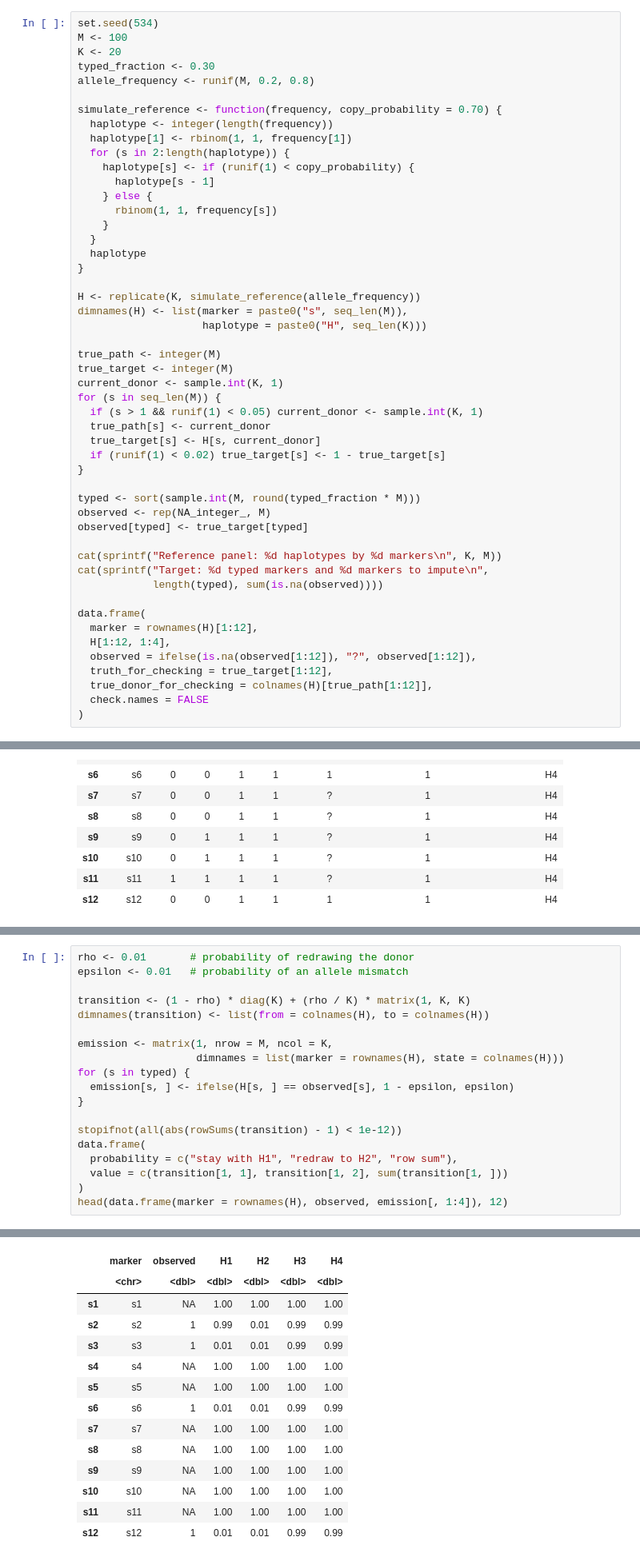
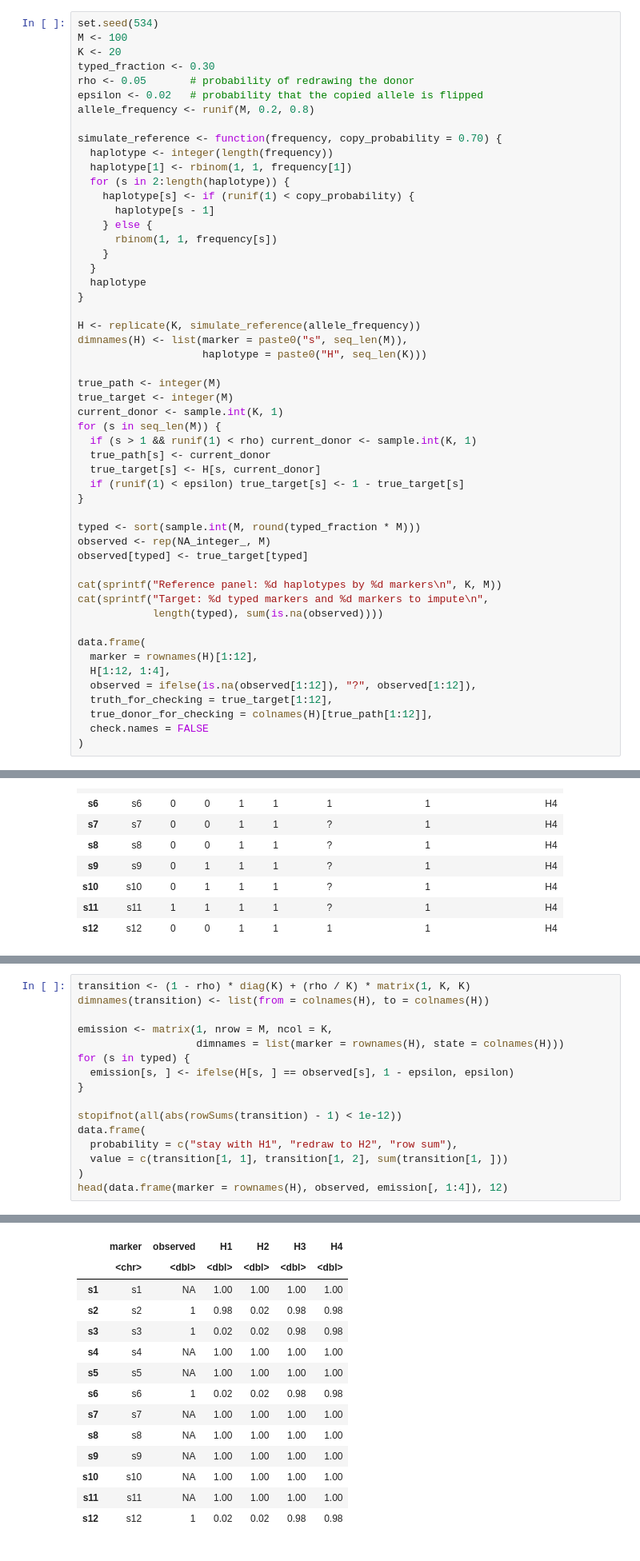
Before and after one commit to StatFunGen/P8149_2026_vignettes, a Jupyter notebook: P8149_Lecture_2_Li_Stephens_HMM.ipynb, the cells around one changed output, grey strips where cells are left out. Shown at 80% size. Cells and saved outputs as stored; diff of their text form.

```diff
--- a/P8149_Lecture_2_Li_Stephens_HMM.ipynb
+++ b/P8149_Lecture_2_Li_Stephens_HMM.ipynb
@@ -26,6 +28,8 @@ set.seed(534)
 M <- 100
 K <- 20
 typed_fraction <- 0.30
+rho <- 0.05       # probability of redrawing the donor
+epsilon <- 0.02   # probability that the copied allele is flipped
 allele_frequency <- runif(M, 0.2, 0.8)
 
 simulate_reference <- function(frequency, copy_probability = 0.70) {
@@ -49,10 +53,10 @@ true_path <- integer(M)
 true_target <- integer(M)
 current_donor <- sample.int(K, 1)
 for (s in seq_len(M)) {
-  if (s > 1 && runif(1) < 0.05) current_donor <- sample.int(K, 1)
+  if (s > 1 && runif(1) < rho) current_donor <- sample.int(K, 1)
   true_path[s] <- current_donor
   true_target[s] <- H[s, current_donor]
-  if (runif(1) < 0.02) true_target[s] <- 1 - true_target[s]
+  if (runif(1) < epsilon) true_target[s] <- 1 - true_target[s]
 }
 
 typed <- sort(sample.int(M, round(typed_fraction * M)))
@@ -118,7 +132,4 @@ At an untyped marker there is no emission evidence, so every state receives emis
 # %%
-rho <- 0.01       # probability of redrawing the donor
-epsilon <- 0.01   # probability of an allele mismatch
-
 transition <- (1 - rho) * diag(K) + (rho / K) * matrix(1, K, K)
 dimnames(transition) <- list(from = colnames(H), to = colnames(H))
 
@@ -143,19 +154,19 @@ A data.frame: 3 × 2
 | row sum | 1.0000 |
 A data.frame: 12 × 6
 |  | marker | observed | H1 | H2 | H3 | H4 |
 |  | <chr> | <dbl> | <dbl> | <dbl> | <dbl> | <dbl> |
 | s1 | s1 | NA | 1.00 | 1.00 | 1.00 | 1.00 |
-| s2 | s2 | 1 | 0.99 | 0.01 | 0.99 | 0.99 |
-| s3 | s3 | 1 | 0.01 | 0.01 | 0.99 | 0.99 |
+| s2 | s2 | 1 | 0.98 | 0.02 | 0.98 | 0.98 |
+| s3 | s3 | 1 | 0.02 | 0.02 | 0.98 | 0.98 |
 | s4 | s4 | NA | 1.00 | 1.00 | 1.00 | 1.00 |
 | s5 | s5 | NA | 1.00 | 1.00 | 1.00 | 1.00 |
-| s6 | s6 | 1 | 0.01 | 0.01 | 0.99 | 0.99 |
+| s6 | s6 | 1 | 0.02 | 0.02 | 0.98 | 0.98 |
 | s7 | s7 | NA | 1.00 | 1.00 | 1.00 | 1.00 |
 | s8 | s8 | NA | 1.00 | 1.00 | 1.00 | 1.00 |
 | s9 | s9 | NA | 1.00 | 1.00 | 1.00 | 1.00 |
 | s10 | s10 | NA | 1.00 | 1.00 | 1.00 | 1.00 |
 | s11 | s11 | NA | 1.00 | 1.00 | 1.00 | 1.00 |
-| s12 | s12 | 1 | 0.01 | 0.01 | 0.99 | 0.99 |
+| s12 | s12 | 1 | 0.02 | 0.02 | 0.98 | 0.98 |
 # %% [markdown]
 ## 3. Sum over the hidden copying paths
 
```
Also changed, not shown: parts of 10 cells of this notebook, 1 other file.
